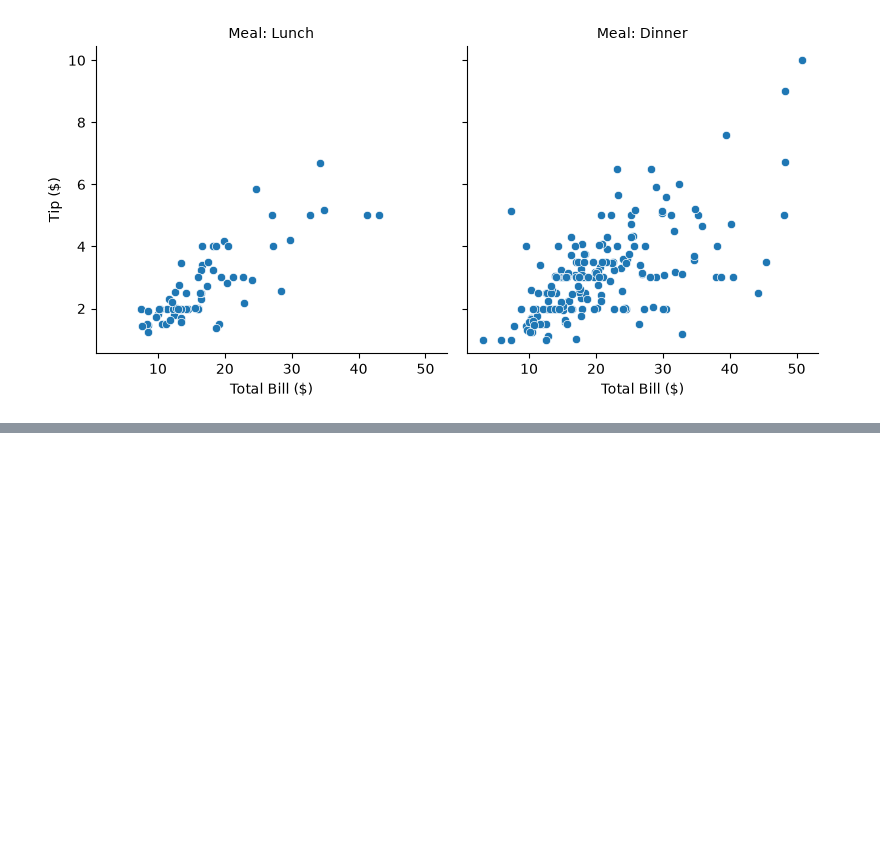
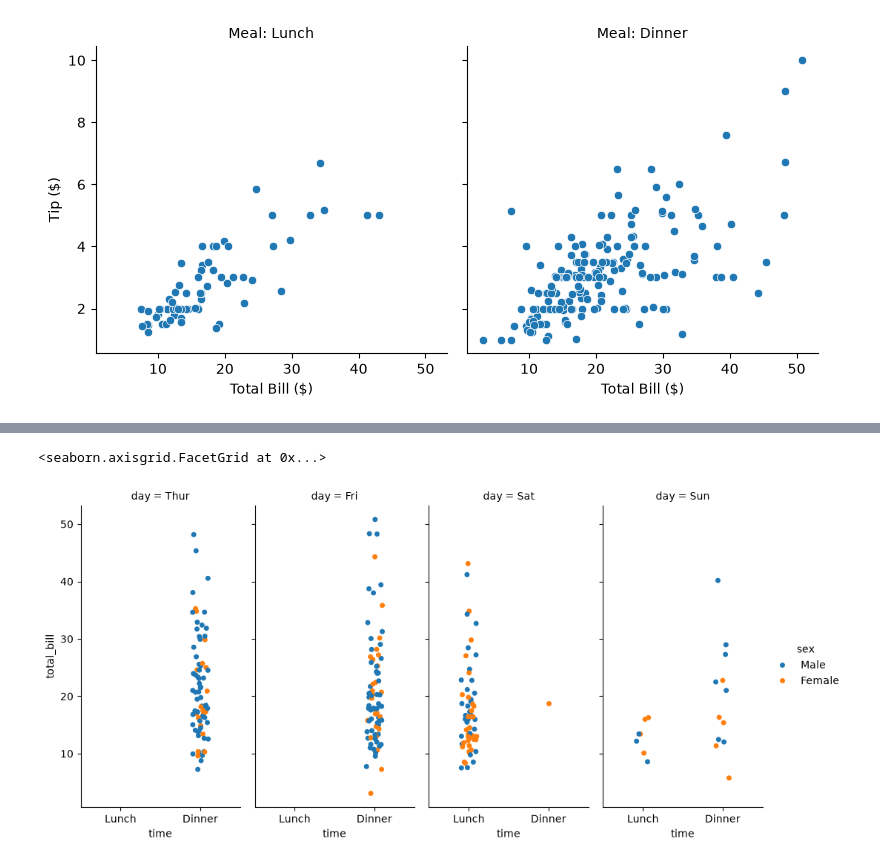
Before and after one commit to Aryanbhayji/Seaborn-library, a Jupyter notebook: main.ipynb, the cells around one changed output, grey strips where cells are left out. Drawn from its saved outputs; the diff is of its cells as text; code cells hidden in the pictures; blank space fills up the shorter version.

```diff
--- a/main.ipynb
+++ b/main.ipynb
@@ -361,0 +363,8 @@ plt.show()
+# %%
+##To make a plot with multiple facets, it is safer to use catplot() than to work with FacetGrid directly,
+#  because catplot() will ensure that the categorical and hue variables are properly synchronized in each facet:
+
+sns.catplot(data=df, x="time", y="total_bill", hue="sex", col="day", aspect=.5)
+# %% [output]
+<seaborn.axisgrid.FacetGrid at 0x...>
+[figure, added]
```
Also changed, not shown: parts of 3 cells of this notebook.
